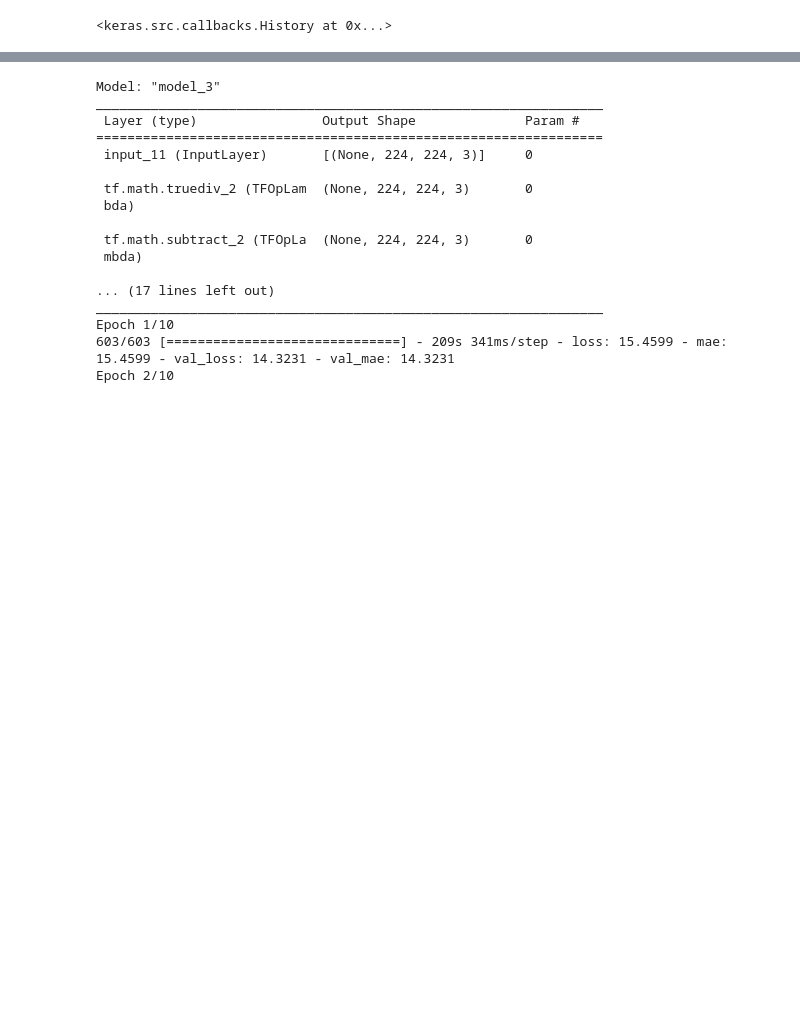
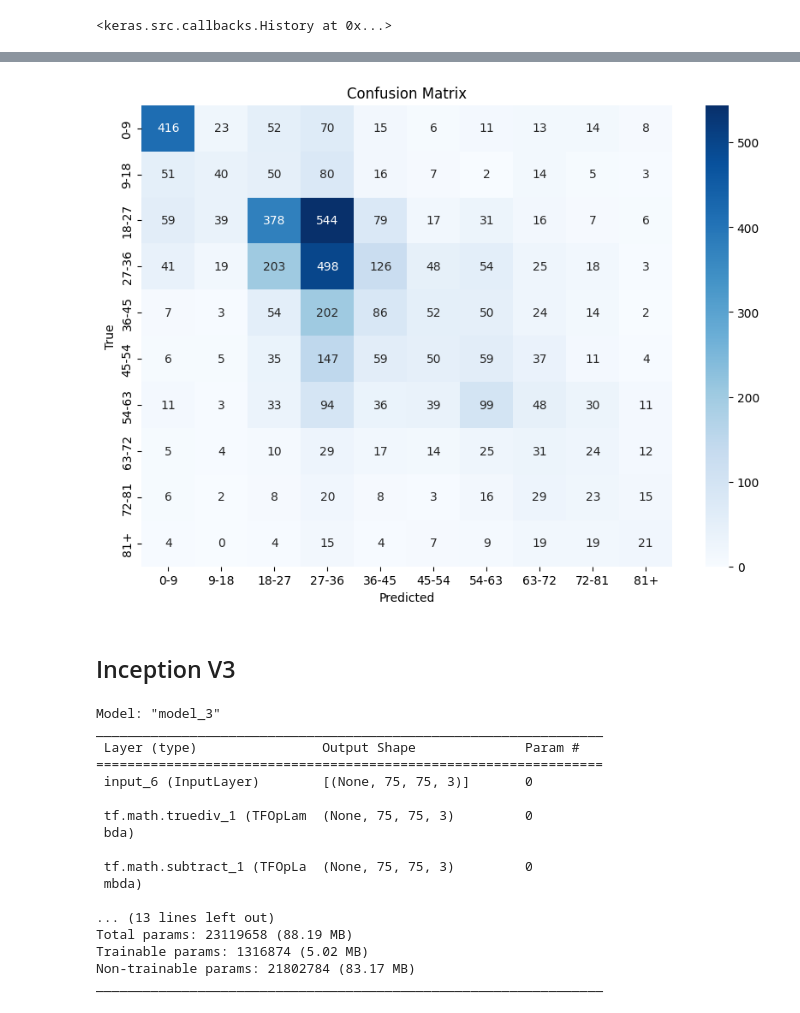
Before and after one commit to mortgad/DLVR, a Jupyter notebook: colab.ipynb, the cells around one changed output, grey strips where cells are left out. Cells and saved outputs as stored; diff of their text form; code cells hidden in the pictures; blank space fills up the shorter version.

```diff
--- a/colab.ipynb
+++ b/colab.ipynb
@@ -699,0 +878,4 @@ Epoch 10/10
+# %%
+# Getting training and test data
+from sklearn.model_selection import train_test_split
+x_train, x_test, y_train, y_test = train_test_split(images, ages_df['age_group'], test_size=0.2,shuffle  = True)
@@ -699,0 +931,15 @@ Epoch 10/10
+# %%
+# Set custom learning rate for RMSProp optimizer
+learning_rate = 0.001  # Adjust as needed
+rmsprop_optimizer = keras.optimizers.RMSprop(learning_rate=learning_rate)
+
+model.compile(loss="sparse_categorical_crossentropy",
+                  optimizer=rmsprop_optimizer,
+                  metrics=["accuracy"])
+
+# Train the model
+history = model.fit(x_train,
+          y_train,
+          epochs=10,
+          batch_size=32,
+          validation_data=(x_test,y_test))
@@ -699,0 +967,22 @@ Epoch 10/10
+# %%
+from sklearn.metrics import confusion_matrix
+import numpy as np
+import matplotlib.pyplot as plt
+import seaborn as sns
+
+# Replace with actual model prediction logic, e.g., from a Keras or Scikit-learn model
+# Example (for Keras): Assuming you have one-hot encoded predictions
+y_pred = model.predict(x_test)  # x_test is your test data
+y_pred = np.argmax(y_pred, axis=1)  # Convert one-hot to sparse integer predictions
+
+# Calculate confusion matrix
+cm = confusion_matrix(y_test, y_pred)
+
+# Plot confusion matrix
+plt.figure(figsize=(10, 7))
+sns.heatmap(cm, annot=True, fmt='g', cmap='Blues', xticklabels=labels, yticklabels=labels)
+plt.xlabel('Predicted')
+plt.ylabel('True')
+plt.title('Confusion Matrix')
+plt.show()
+# %% [output]
@@ -700 +990,4 @@ Epoch 10/10
+[figure, added]
+# %% [markdown]
+## Inception V3
 # %%
@@ -712,40 +1009,25 @@ x = layers.Flatten()(x)
 x = layers.Dense(512, activation="relu")(x)  # Add activation function (e.g., ReLU)
 x = layers.Dense(512, activation="relu")(x)  # Add activation function (e.g., ReLU)
 x = layers.Dropout(0.3)(x)  # Increased dropout for better regularization
-outputs = layers.Dense(1, activation="relu")(x)
+outputs = layers.Dense(num_classes, activation="relu")(x)
 
-inception = keras.Model(inputs=inputs, outputs=outputs)
-inception.summary()
-
-
-# Set custom learning rate for RMSProp optimizer
-learning_rate = 0.001  # Adjust as needed
-rmsprop_optimizer = keras.optimizers.RMSprop(learning_rate=learning_rate)
-
-inception.compile(loss="mae",
-                  optimizer=rmsprop_optimizer,
-                  metrics=["mae"])
-
-inception_history = inception.fit(
-    x_train,
-    y_train,
-    epochs = 10,
-    validation_data = (x_test, y_test))
+model = keras.Model(inputs=inputs, outputs=outputs)
+model.summary()
 # %% [output]
 Model: "model_3"
 _________________________________________________________________
  Layer (type)                Output Shape              Param #
 =================================================================
- input_11 (InputLayer)       [(None, 224, 224, 3)]     0
+ input_6 (InputLayer)        [(None, 75, 75, 3)]       0
 
- tf.math.truediv_2 (TFOpLam  (None, 224, 224, 3)       0
+ tf.math.truediv_1 (TFOpLam  (None, 75, 75, 3)         0
  bda)
 
- tf.math.subtract_2 (TFOpLa  (None, 224, 224, 3)       0
+ tf.math.subtract_1 (TFOpLa  (None, 75, 75, 3)         0
  mbda)
 
-... (17 lines left out)
+... (13 lines left out)
+Total params: 23119658 (88.19 MB)
+Trainable params: 1316874 (5.02 MB)
+Non-trainable params: 21802784 (83.17 MB)
 _________________________________________________________________
-Epoch 1/10
-603/603 [==============================] - 209s 341ms/step - loss: 15.4599 - mae: 15.4599 - val_loss: 14.3231 - val_mae: 14.3231
-Epoch 2/10
```
Also changed, not shown: parts of 41 cells of this notebook.
